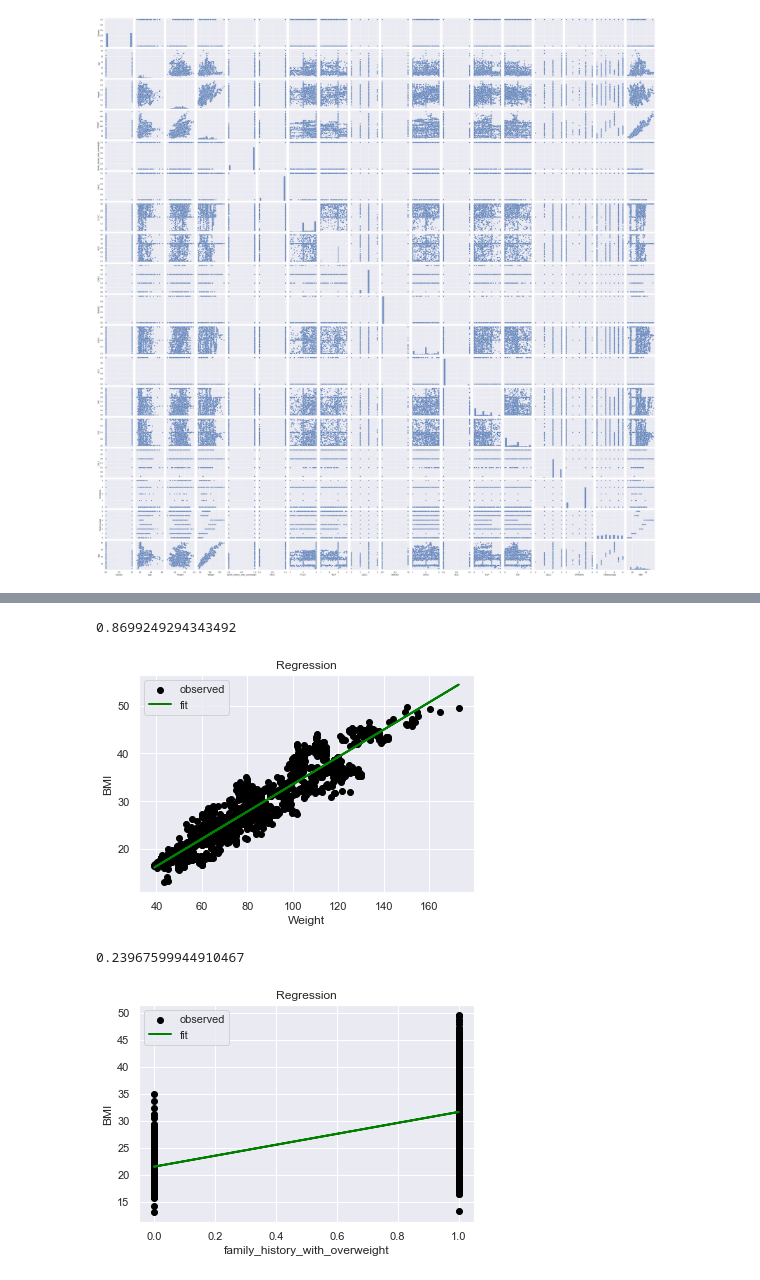
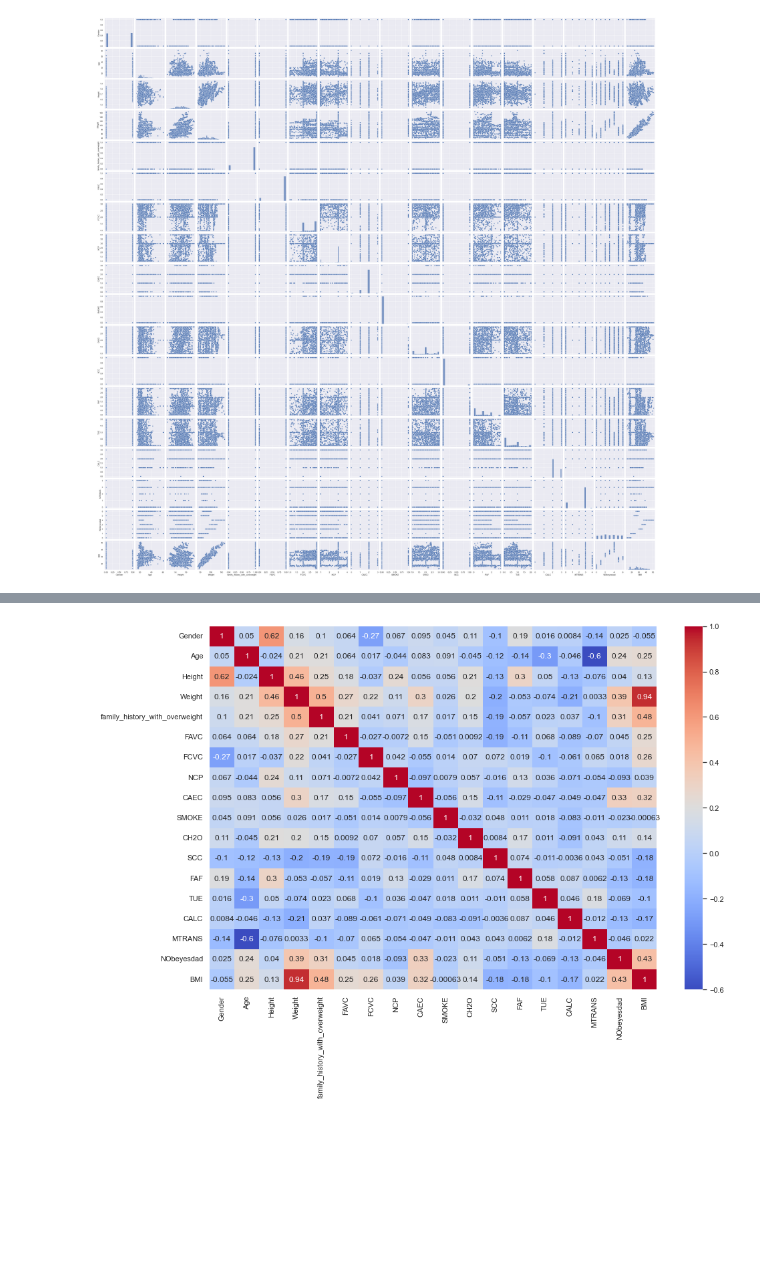
Before and after one commit to sonalidesarda/Estimation_of_obesity_levels, a Jupyter notebook: ExploratoryDataAnalysis.ipynb, the cells around one changed output, grey strips where cells are left out. Saved outputs shown, nothing was run; the diff lists cells and outputs as text; code cells hidden in the pictures; blank space fills up the shorter version.

```diff
--- a/ExploratoryDataAnalysis.ipynb
+++ b/ExploratoryDataAnalysis.ipynb
@@ -270,60 +250,12 @@ train_df, test_df = train_test_split(obesity_df,shuffle = True, test_size = 0.25
-# %%
-# Scikit-Learn ≥0.20 is required
-import sklearn
-from sklearn import linear_model
-# Select a linear model
-import numpy as np
-from sklearn.linear_model import LinearRegression
-
-X= train_df['Weight']
-y = train_df['BMI']
-X2= np.array(X).reshape(-1,1) # reshape(-1,1) makes the array horizontal, y is vertical
-
-# Train the model (we use all data for training -->
-model = sklearn.linear_model.LinearRegression()
-model.fit(X2, y)
-r_sq = model.score(X2, y)
-print(r_sq)
-plt.scatter(X2, y, color='black', label='observed')
-
-plt.plot(X2, model.predict(X2), label='fit', color='Green', linewidth=2)
-
-plt.xlabel('Weight')
-plt.ylabel('BMI')
-plt.title('Regression')
-plt.legend(loc='best')
-
-plt.show()
-# %% [output]
-0.8699249294343492
-[figure, removed]
-# %%
-# Scikit-Learn ≥0.20 is required
-import sklearn
-from sklearn import linear_model
-# Select a linear model
-import numpy as np
-from sklearn.linear_model import LinearRegression
-
-X= train_df['family_history_with_overweight']
-y = train_df['BMI']
-X2= np.array(X).reshape(-1,1) # reshape(-1,1) makes the array horizontal, y is vertical
-
-# Train the model (we use all data for training -->
-model = sklearn.linear_model.LinearRegression()
-model.fit(X2, y)
-r_sq = model.score(X2, y)
-print(r_sq)
-plt.scatter(X2, y, color='black', label='observed')
-
-plt.plot(X2, model.predict(X2), label='fit', color='Green', linewidth=2)
-
-plt.xlabel('family_history_with_overweight')
-plt.ylabel('BMI')
-plt.title('Regression')
-plt.legend(loc='best')
-
-plt.show()
-# %% [output]
-0.23967599944910467
-[figure, removed]
+# %%
+corr_matrix = obesity_df.corr()
+# Visualize the correlation matrix as a heatmap
+fig, ax = plt.subplots(figsize=(15, 10))
+
+# Visualize the correlation matrix as a heatmap
+sns.heatmap(corr_matrix, cmap='coolwarm', annot=True, ax=ax)
+
+# Show the plot
+plt.show()
+# %% [output]
+[figure, added]
```
Also changed, not shown: parts of 26 cells of this notebook.
